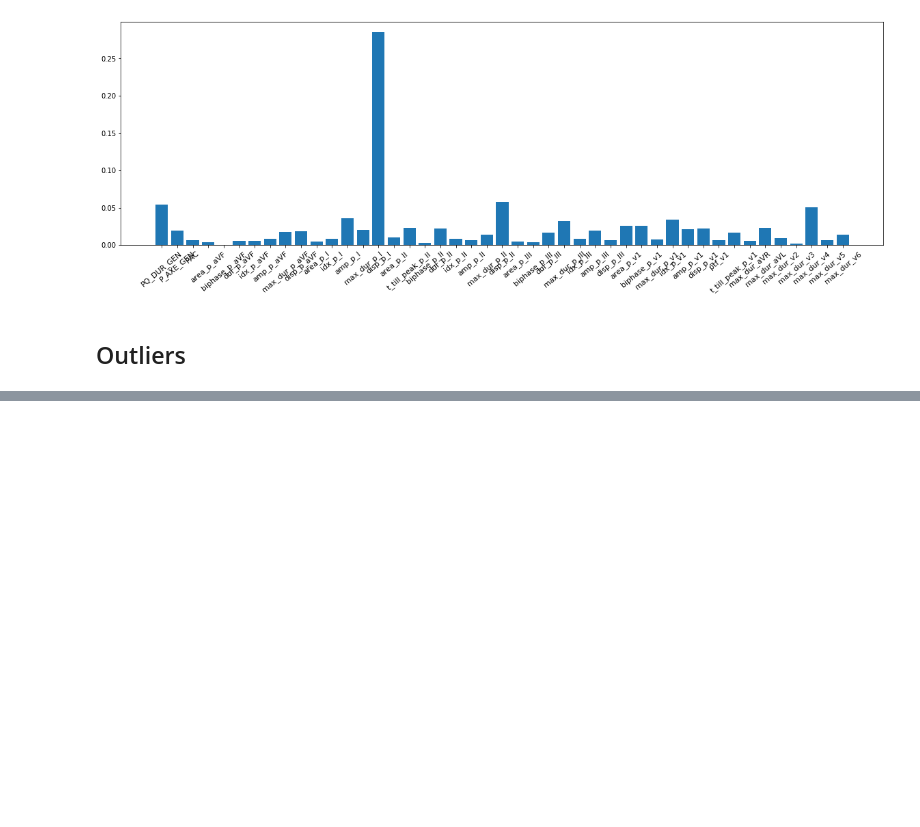
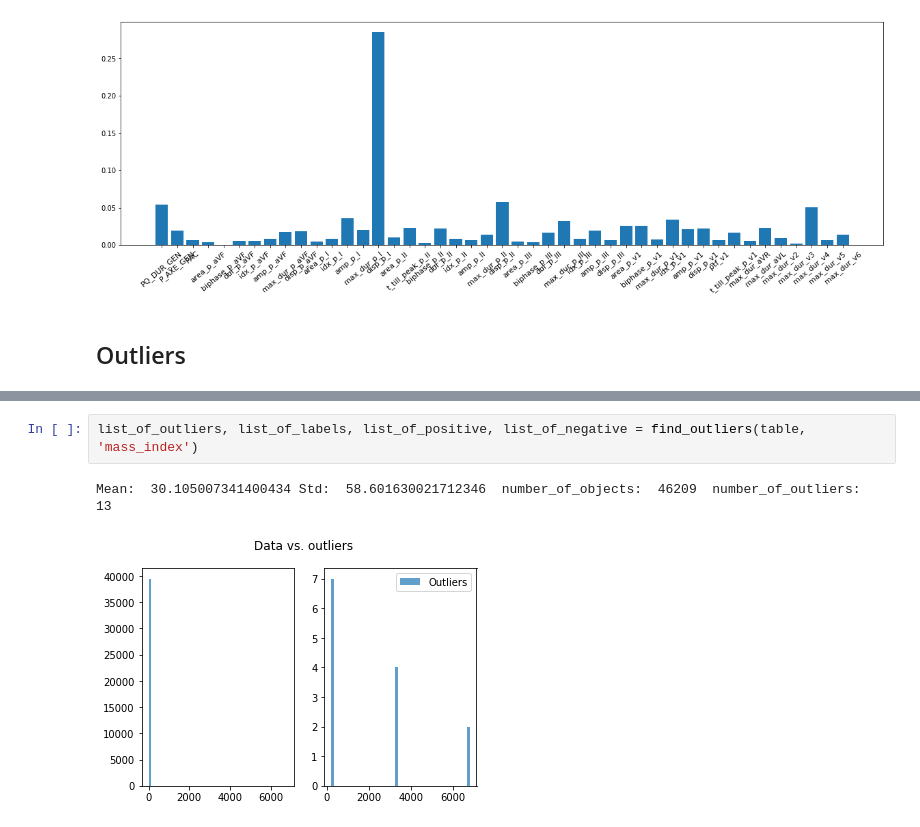
Before and after one commit to adasegroup/MMDF-multimodal-medical-features, a Jupyter notebook: Visualization/feature_importance_outliers.ipynb, the cells around one changed output, grey strips where cells are left out. Saved outputs shown, nothing was run; the diff lists cells and outputs as text; blank space fills up the shorter version.

```diff
--- a/Visualization/feature_importance_outliers.ipynb
+++ b/Visualization/feature_importance_outliers.ipynb
@@ -38,0 +62,5 @@ feature_importance_by_xgb(table, feature_list, size_x = 30, size_y = 6)
+# %%
+list_of_outliers, list_of_labels, list_of_positive, list_of_negative = find_outliers(table, 'mass_index')
+# %% [output]
+Mean:  30.105007341400434 Std:  58.601630021712346  number_of_objects:  46209  number_of_outliers:  13
+[figure, added]
```
Also changed, not shown: parts of 8 cells of this notebook, 2 other files.
